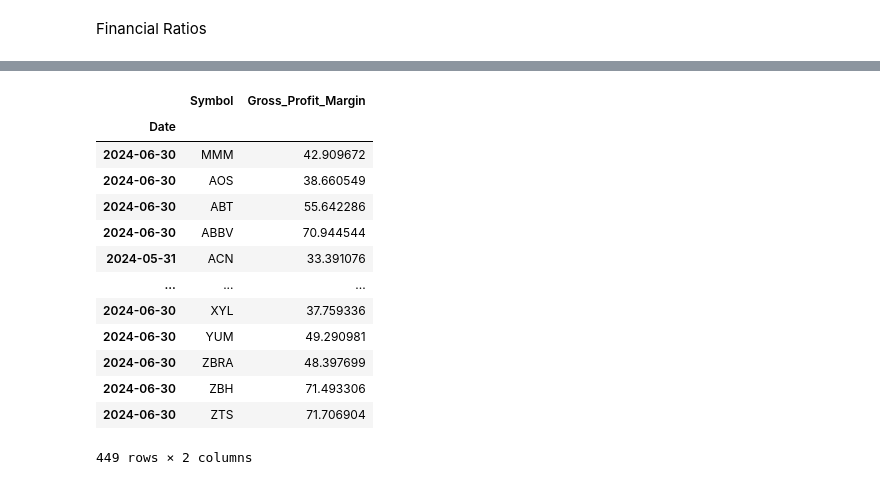
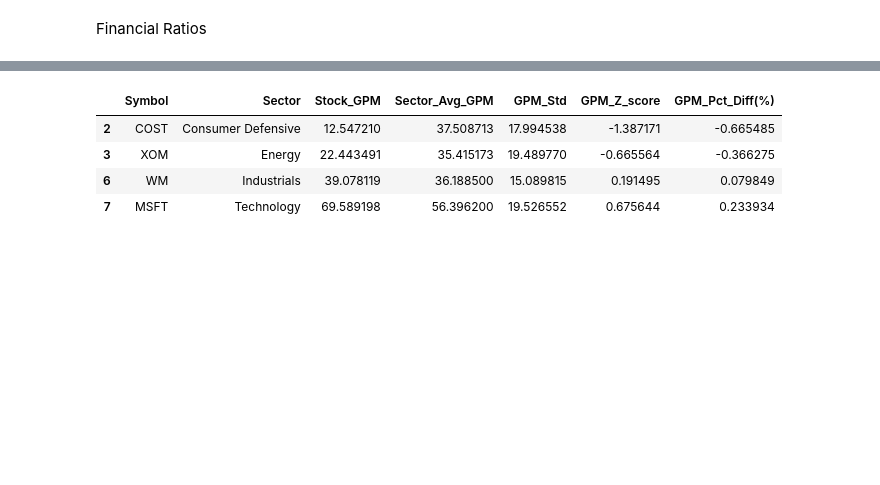
Before and after one commit to BlakeUribe/opt_portfolio, a Jupyter notebook: notebooks/portfolio_stats.ipynb, the cells around one changed output, grey strips where cells are left out. Drawn from its saved outputs; the diff is of its cells as text; code cells hidden in the pictures; blank space fills up the shorter version.

```diff
--- a/notebooks/portfolio_stats.ipynb
+++ b/notebooks/portfolio_stats.ipynb
@@ -123,3 +157,6 @@ portfolio_ratio_df
+# %%
+def get_z_score(x: float, mu: float, std: float) -> float:
+    return (x - mu) / std
 # %%
 url = 'https://en.wikipedia.org/wiki/List_of_S%26P_500_companies'
 table = pd.read_html(url, header=0)
@@ -136,18 +174,0 @@ sp500_df.head()
-# %%
-spy_ratio = StockRatios(sp500_df['Symbol']).get_ratio_df()
-spy_ratio
-# %% [output]
-|  | Symbol | Gross_Profit_Margin |
-| Date |  |  |
-| 2024-06-30 | MMM | 42.909672 |
-| 2024-06-30 | AOS | 38.660549 |
-| 2024-06-30 | ABT | 55.642286 |
-| 2024-06-30 | ABBV | 70.944544 |
-| 2024-05-31 | ACN | 33.391076 |
-| ... | ... | ... |
-| 2024-06-30 | XYL | 37.759336 |
-| 2024-06-30 | YUM | 49.290981 |
-| 2024-06-30 | ZBRA | 48.397699 |
-| 2024-06-30 | ZBH | 71.493306 |
-| 2024-06-30 | ZTS | 71.706904 |
-449 rows × 2 columns
@@ -153,0 +213,8 @@ spy_ratio
+# %%
+stock_vs_sector_kpi
+# %% [output]
+|  | Symbol | Sector | Stock_GPM | Sector_Avg_GPM | GPM_Std | GPM_Z_score | GPM_Pct_Diff(%) |
+| 2 | COST | Consumer Defensive | 12.547210 | 37.508713 | 17.994538 | -1.387171 | -0.665485 |
+| 3 | XOM | Energy | 22.443491 | 35.415173 | 19.489770 | -0.665564 | -0.366275 |
+| 6 | WM | Industrials | 39.078119 | 36.188500 | 15.089815 | 0.191495 | 0.079849 |
+| 7 | MSFT | Technology | 69.589198 | 56.396200 | 19.526552 | 0.675644 | 0.233934 |
```
Also changed, not shown: parts of 20 cells of this notebook.
